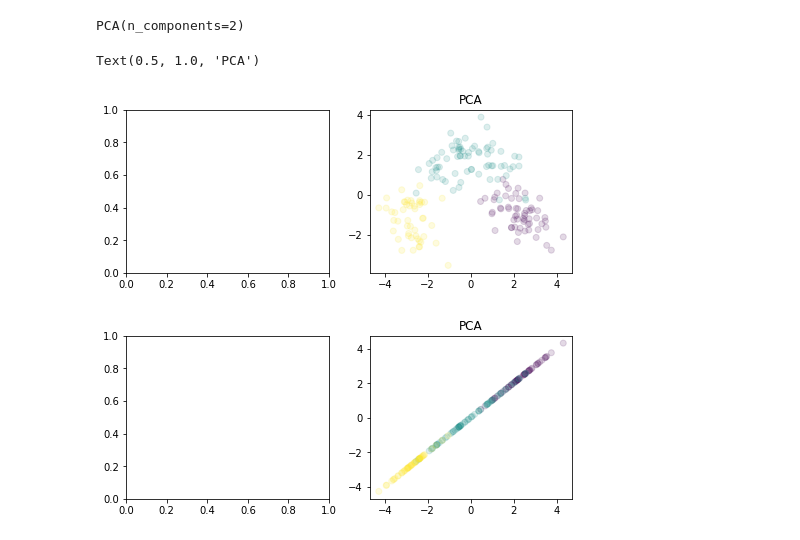
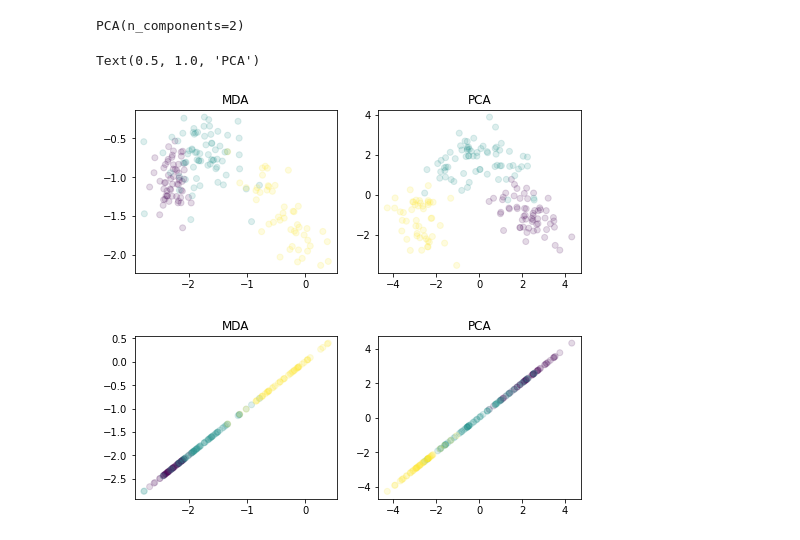
Before and after one commit to Edoxy/MIA, a Jupyter notebook: FDAwine.ipynb, the cells around one changed output. Cells and saved outputs as stored; diff of their text form; code cells hidden in the pictures.

```diff
--- a/FDAwine.ipynb
+++ b/FDAwine.ipynb
@@ -113,20 +113,20 @@ Z1p = pca_1dim.transform(Xscaled)  # Trasformazione rispetto pca_1dim
 # %%
 # Plot a confronto
 
 # Plot per proiezione in R^2
 fig2, axs2 = plt.subplots(1, 2, figsize=(8, 3))
-#axs2[0].scatter(Z2m[:, 0], Z2m[:, 1], c=y, alpha=0.15)
-#axs2[0].set_title('MDA')
+axs2[0].scatter(Z2m[:, 0], Z2m[:, 1], c=y, alpha=0.15)
+axs2[0].set_title('MDA')
 axs2[1].scatter(Z2p[:, 0], Z2p[:, 1], c=y, alpha=0.15)
 axs2[1].set_title('PCA')
 
 # Plot per proiezione in R^1
 fig1, axs1 = plt.subplots(1, 2, figsize=(8, 3))
-#axs1[0].scatter(Z1m, Z1m, c=y, alpha=0.15)
-#axs1[0].set_title('MDA')
+axs1[0].scatter(Z1m, Z1m, c=y, alpha=0.15)
+axs1[0].set_title('MDA')
 axs1[1].scatter(Z1p, Z1p, c=y, alpha=0.15)
 axs1[1].set_title('PCA')
 # %% [output]
 Text(0.5, 1.0, 'PCA')
-[figure, old version]
+[figure, new version]
-[figure, old version]
+[figure, new version]
```
Also changed, not shown: 4 other files.
